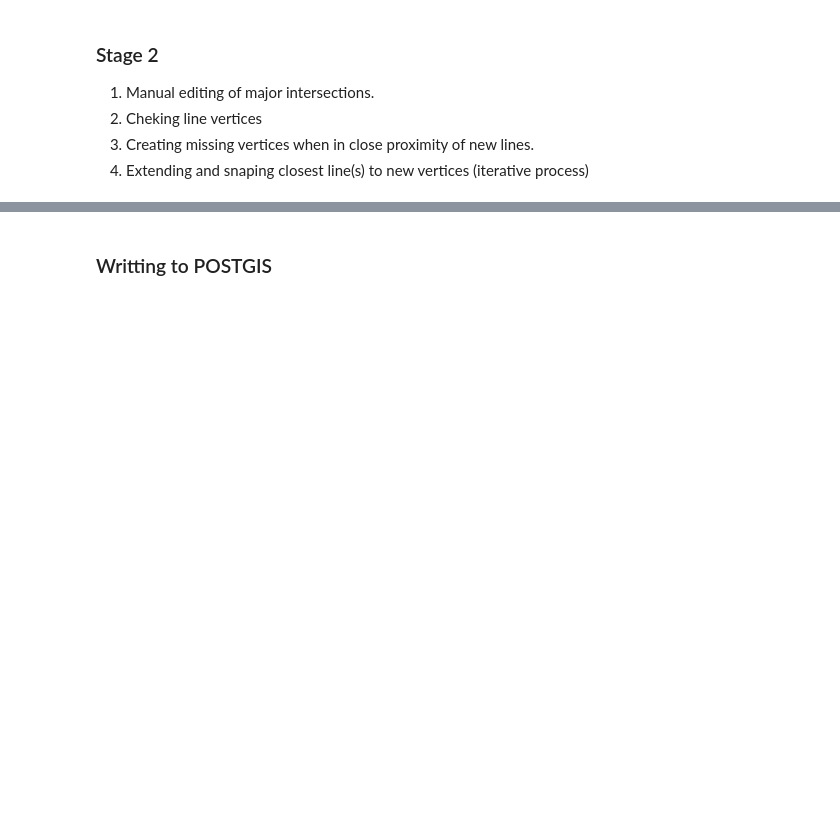
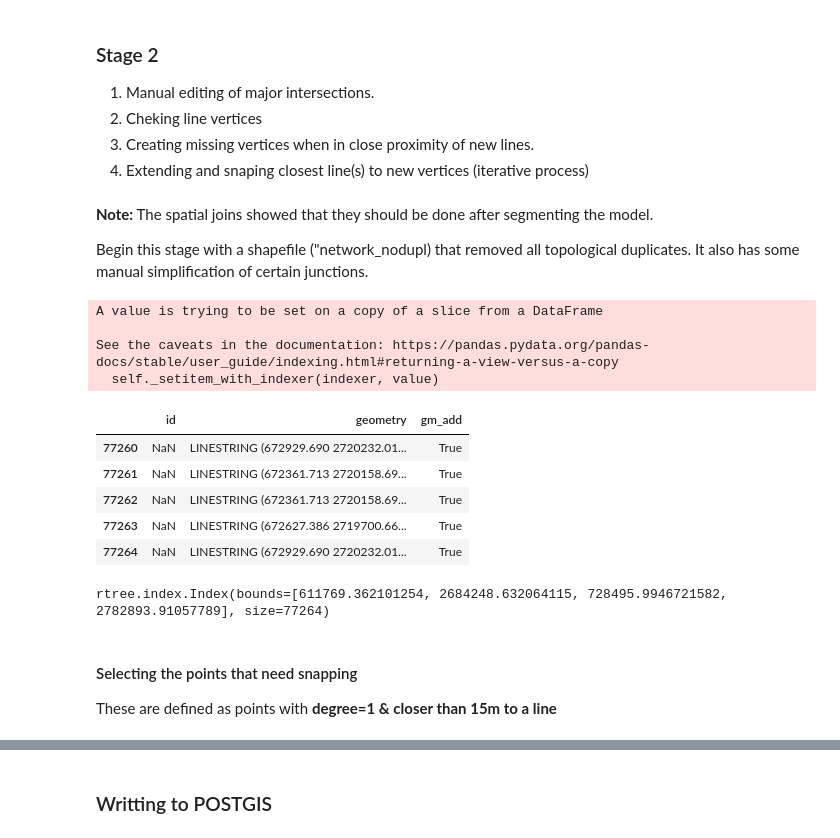
Before and after one commit to gregmaya/Riyadh_modeling, a Jupyter notebook: 1_Geometry_Manipulation.ipynb, the cells around one changed output, grey strips where cells are left out. Drawn from its saved outputs; the diff is of its cells as text; code cells hidden in the pictures; blank space fills up the shorter version.

Commit message:
progress in stage 2. before starting NetworkX analysis

```diff
--- a/1_Geometry_Manipulation.ipynb
+++ b/1_Geometry_Manipulation.ipynb
@@ -152,3 +155,36 @@ plt.savefig(output_fig1, dpi=150)
 1. Cheking line vertices
 1. Creating missing vertices when in close proximity of new lines.
 1. Extending and snaping closest line(s) to new vertices (iterative process)
+# %% [markdown]
+**Note:** The spatial joins showed that they should be done after segmenting the model.
+
+Begin this stage with a shapefile ("network_nodupl) that removed all topological duplicates. It also has some manual simplification of certain junctions.
+# %%
+fp= "cl_data/network_nodupl.shp"
+net_clean_junctions = gpd.read_file(fp)
+# %%
+#removing empty geometries
+net_clean_junctions.dropna(axis=0, subset=["geometry"], inplace=True)
+# %%
+#create a column to keep record of the new lines that I have added
+net_clean_junctions["gm_add"]= False
+
+#update the new colum based on the fact that the ID is empty.
+mask = net_clean_junctions.id.isnull()
+net_clean_junctions["gm_add"].loc[mask] = True
+net_clean_junctions.tail()
+# %% [output]
+A value is trying to be set on a copy of a slice from a DataFrame
+
+See the caveats in the documentation: https://pandas.pydata.org/pandas-docs/stable/user_guide/indexing.html#returning-a-view-versus-a-copy
+  self._setitem_with_indexer(indexer, value)
+|  | id | geometry | gm_add |
+| 77260 | NaN | LINESTRING (672929.690 2720232.01... | True |
+| 77261 | NaN | LINESTRING (672361.713 2720158.69... | True |
+| 77262 | NaN | LINESTRING (672361.713 2720158.69... | True |
+| 77263 | NaN | LINESTRING (672627.386 2719700.66... | True |
+| 77264 | NaN | LINESTRING (672929.690 2720232.01... | True |
+# %%
+net_clean_junctions.sindex
+# %% [output]
+rtree.index.Index(bounds=[611769.362101254, 2684248.632064115, 728495.9946721582, 2782893.91057789], size=77264)
@@ -154,0 +195,3 @@ plt.savefig(output_fig1, dpi=150)
+# %% [markdown]
+#### Selecting the points that need snapping
+These are defined as points with **degree=1 & closer than 15m to a line**
```
Also changed, not shown: parts of 7 cells of this notebook, 13 other files.
